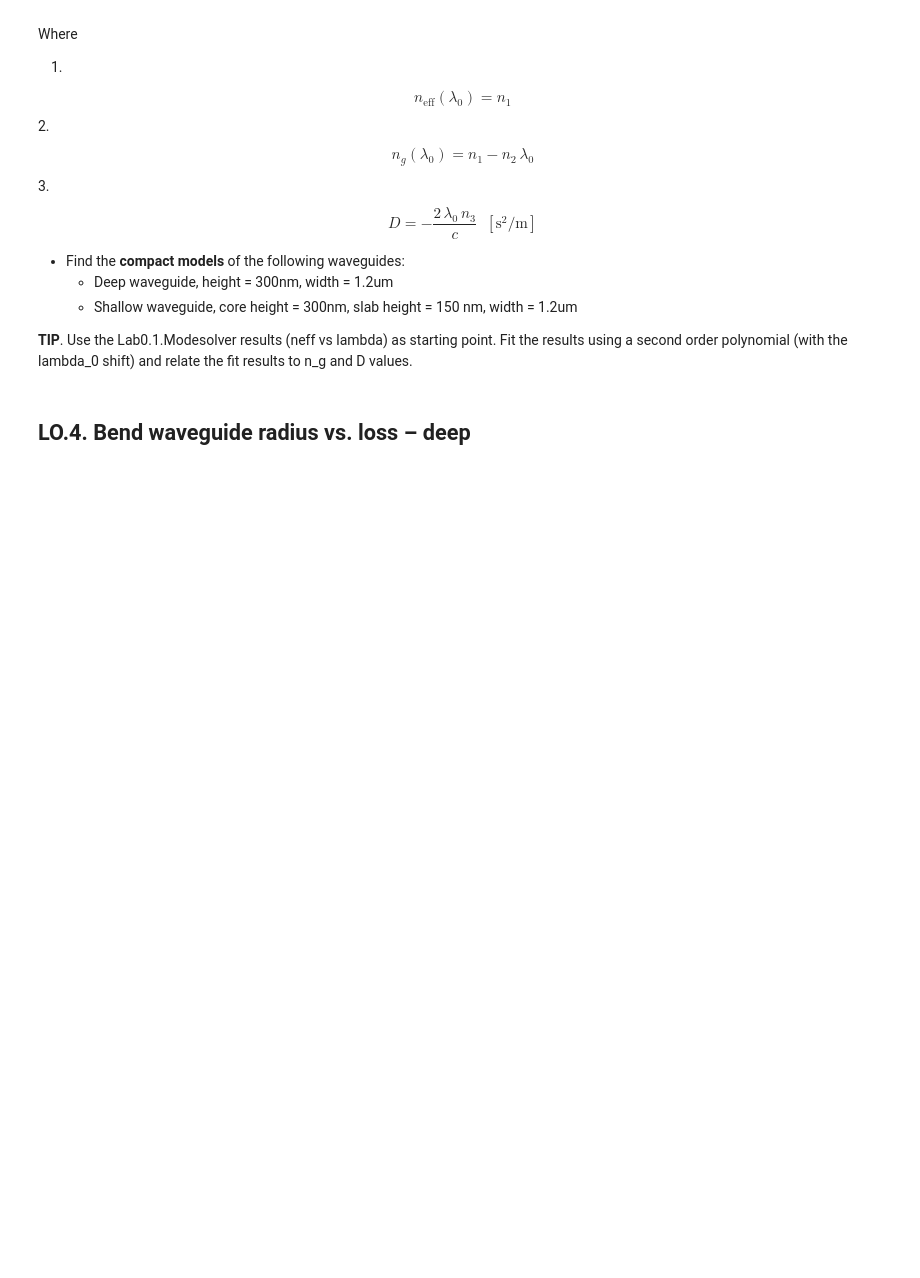
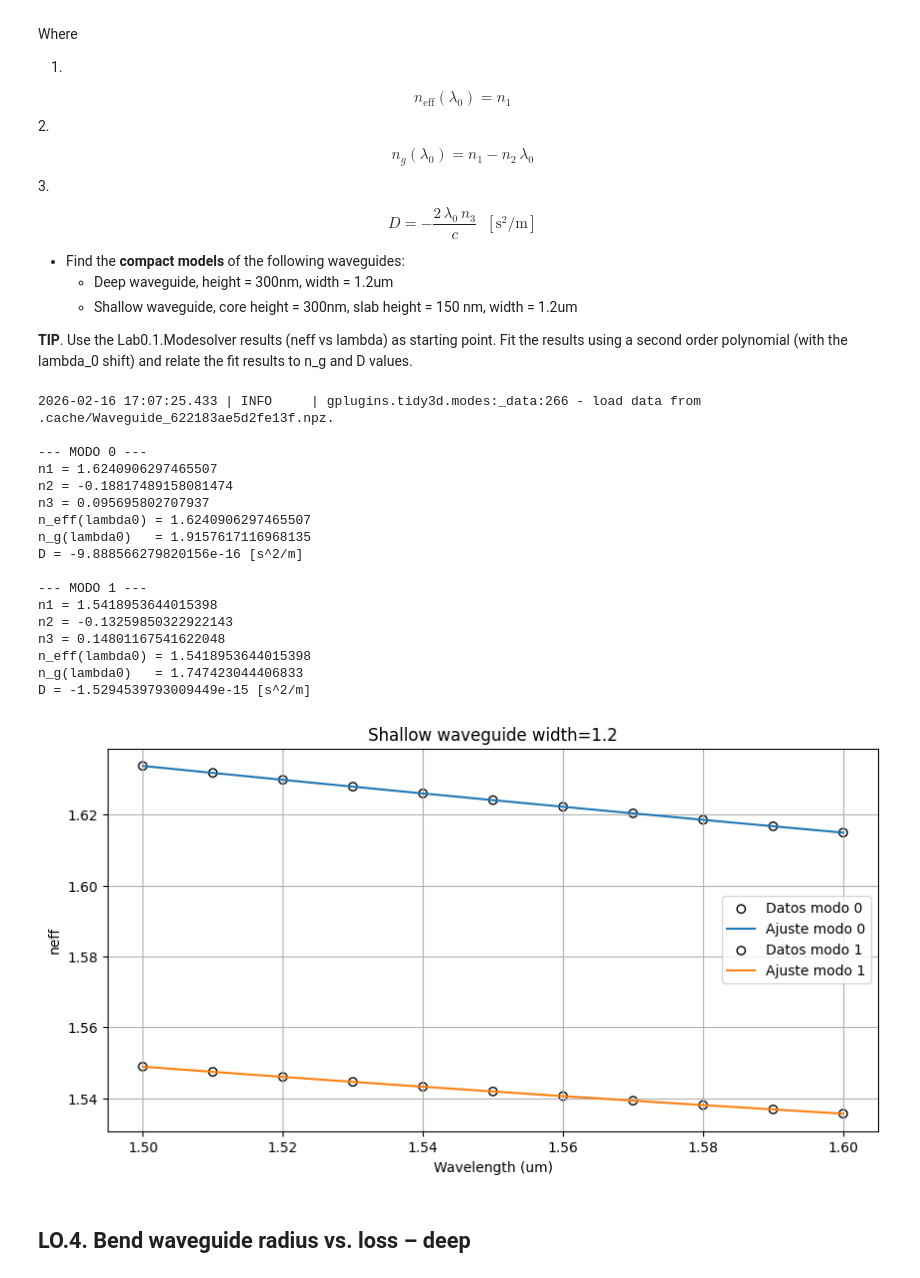
Before and after one commit to sergiipla834/pic-upv-lab1, a Jupyter notebook: WAVEGUIDES_Student.ipynb, the cells around one changed output. Saved outputs shown, nothing was run; the diff lists cells and outputs as text; code cells hidden in the pictures; blank space fills up the shorter version.

```diff
--- a/WAVEGUIDES_Student.ipynb
+++ b/WAVEGUIDES_Student.ipynb
@@ -258,3 +266,78 @@ $$
+# %%
+# STUDENT! Put your code here.
+
+# DEEP WAVEGUIDE, height = 300nm, width = 1.2um
+# The wavelength could be a vector also
+wavelength = np.linspace(1.5,1.6,11)  # Student code here. Tip np.linspace()
+
+deep_waveguide = gt.modes.Waveguide(
+    wavelength=wavelength,
+    core_width=1.2,
+    slab_thickness=150*nm,
+    core_material='sin',
+    clad_material='sio2',
+    core_thickness=300 * nm,
+    num_modes=2,
+    cache_path='.cache/',
+    precision='double',
+    max_grid_scaling=1.2,
+    grid_resolution=20,
+)
+
+res_neff = deep_waveguide.n_eff # In this case, the result is not just a number, is a wavelength-dependent vector
+res_te = deep_waveguide.fraction_te # Wavelength-dependent vector
+
+res_tm =deep_waveguide.fraction_tm # Wavelength-dependent vector
+
+lambda0 = 1.55
+x = wavelength - lambda0
+plt.figure(figsize=(10, 5))
+c = 3e8
+for k in range(res_neff.shape[1]):
+    y = res_neff[:, k].real
+
+    # Ajuste en la variable desplazada (λ - λ0)
+    n3, n2, n1 = np.polyfit(x, y, 2)   # polyfit devuelve [a,b,c] = [n3,n2,n1]
+    poly = n1 + n2*x + n3*x**2
+    plt.scatter(wavelength, y, edgecolors='k', facecolors='none', label=f'Datos modo {k}')
+    plt.plot(wavelength, poly, '-', label=f'Ajuste modo {k}')
+    neff_lambda0 = n1
+    ng_lambda0 = n1 - n2 * lambda0
+    # Pasamos lambda0 a metros para que D salga en [s^2/m]
+    lambda0_m = lambda0 * 1e-6
+    D = -(2 * lambda0_m * n3) / c
+    print(f"\n--- MODO {k} ---")
+    print(f"n1 = {n1}")
+    print(f"n2 = {n2}")
+    print(f"n3 = {n3}")
+    print(f"n_eff(lambda0) = {neff_lambda0}")
+    print(f"n_g(lambda0)   = {ng_lambda0}")
+    print(f"D = {D} [s^2/m]")
+plt.title("Shallow waveguide width=1.2")
+plt.xlabel("Wavelength (um)")
+plt.ylabel("neff")
+plt.grid(True)
+plt.legend()
+plt.show()
+# %% [output]
+2026-02-16 17:07:25.433 | INFO     | gplugins.tidy3d.modes:_data:266 - load data from .cache/Waveguide_622183ae5d2fe13f.npz.
+
+--- MODO 0 ---
+n1 = 1.6240906297465507
+n2 = -0.18817489158081474
+n3 = 0.095695802707937
+n_eff(lambda0) = 1.6240906297465507
+n_g(lambda0)   = 1.9157617116968135
+D = -9.888566279820156e-16 [s^2/m]
+
+--- MODO 1 ---
+n1 = 1.5418953644015398
+n2 = -0.13259850322922143
+n3 = 0.14801167541622048
+n_eff(lambda0) = 1.5418953644015398
+n_g(lambda0)   = 1.747423044406833
+D = -1.5294539793009449e-15 [s^2/m]
+[figure, added]
 # %% [markdown]
 ## LO.4. Bend waveguide radius vs. loss – deep
 # %% [markdown]
```
Also changed, not shown: parts of 8 cells of this notebook.
